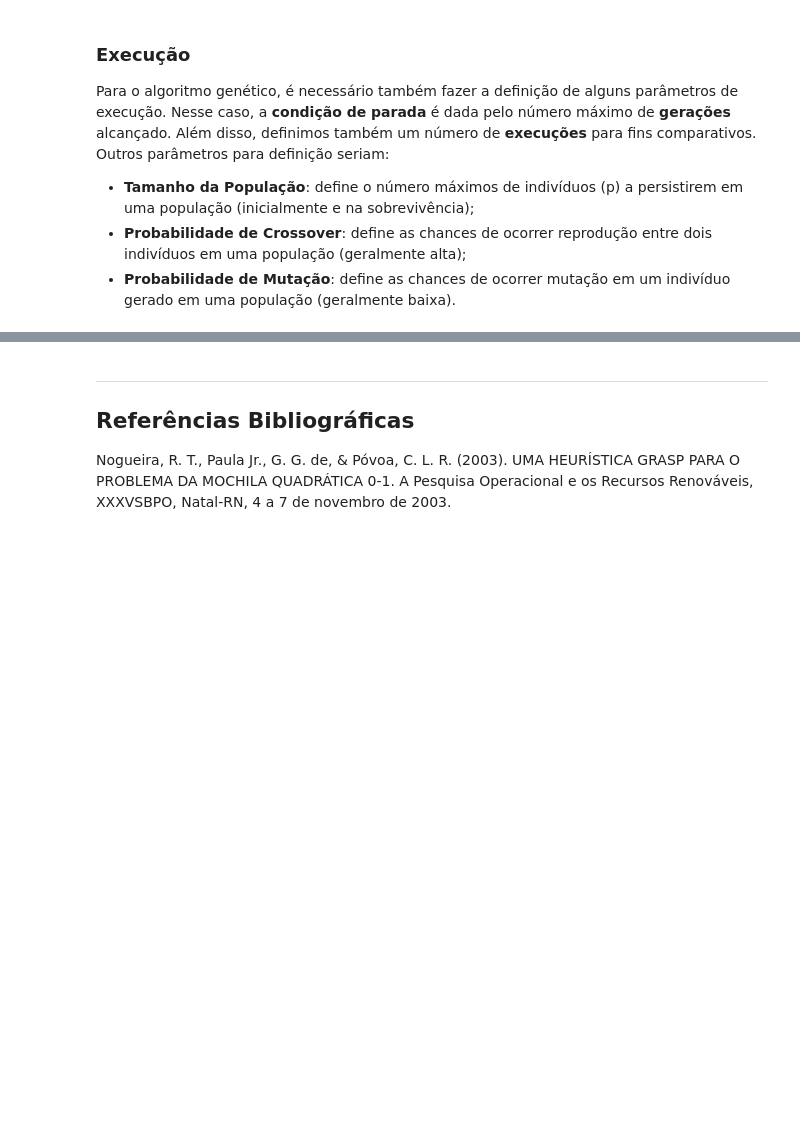
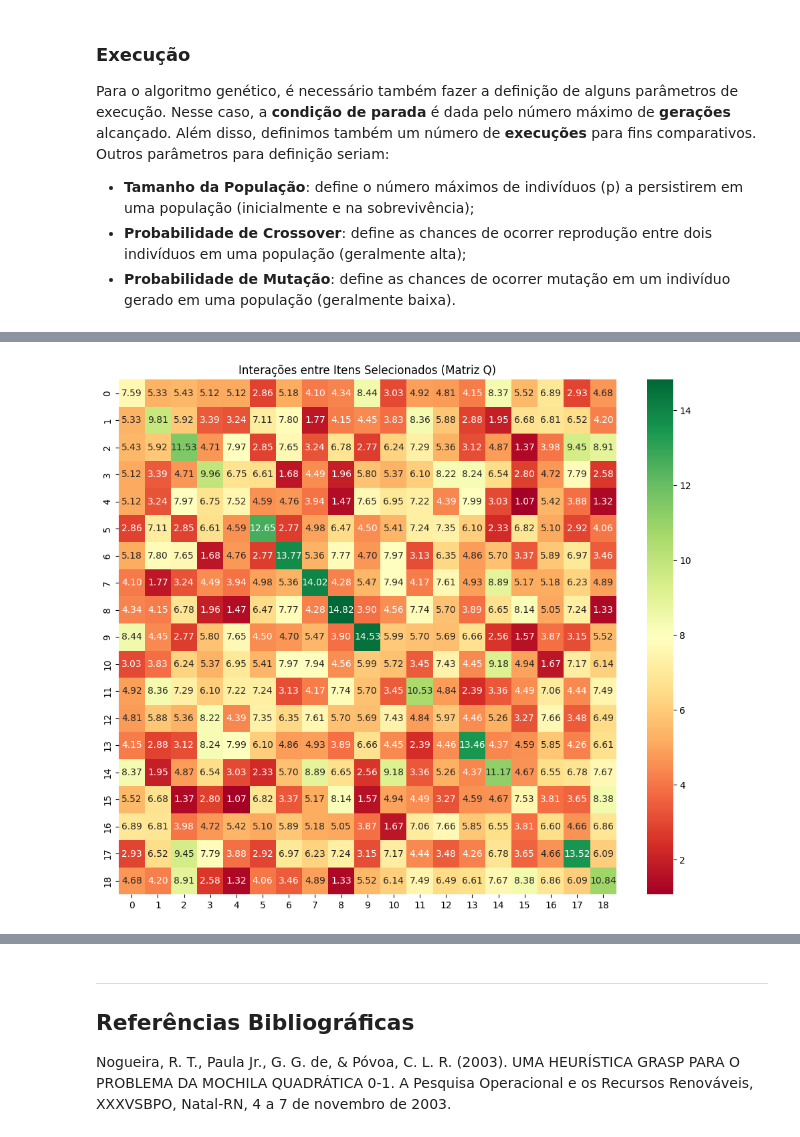
Before and after one commit to sakikout/QKP, a Jupyter notebook: main.ipynb, the cells around one changed output, grey strips where cells are left out. Drawn from its saved outputs; the diff is of its cells as text; code cells hidden in the pictures; blank space fills up the shorter version.

```diff
--- a/main.ipynb
+++ b/main.ipynb
@@ -357,0 +444,14 @@ Indivíduo: [1, 1, 0, 1, 1, 1, 1, 1, 0, 1, 0, 0, 0, 1, 1, 0, 1, 1, 1, 0]
+# %%
+# Melhor solução final
+solucao = np.array(best_of_all[1])  # ou np.array(best_improved)
+itens_selecionados = np.where(solucao == 1)[0]
+
+# Submatriz de Q com itens selecionados
+Q_sub = Q[itens_selecionados][:, itens_selecionados]
+
+plt.figure(figsize=(12, 10))
+sns.heatmap(Q_sub, annot=True, fmt='.2f', cmap='RdYlGn')
+plt.title('Interações entre Itens Selecionados (Matriz Q)')
+plt.show()
+# %% [output]
+[figure, added]
```
Also changed, not shown: parts of 11 cells of this notebook, 15 other files.
